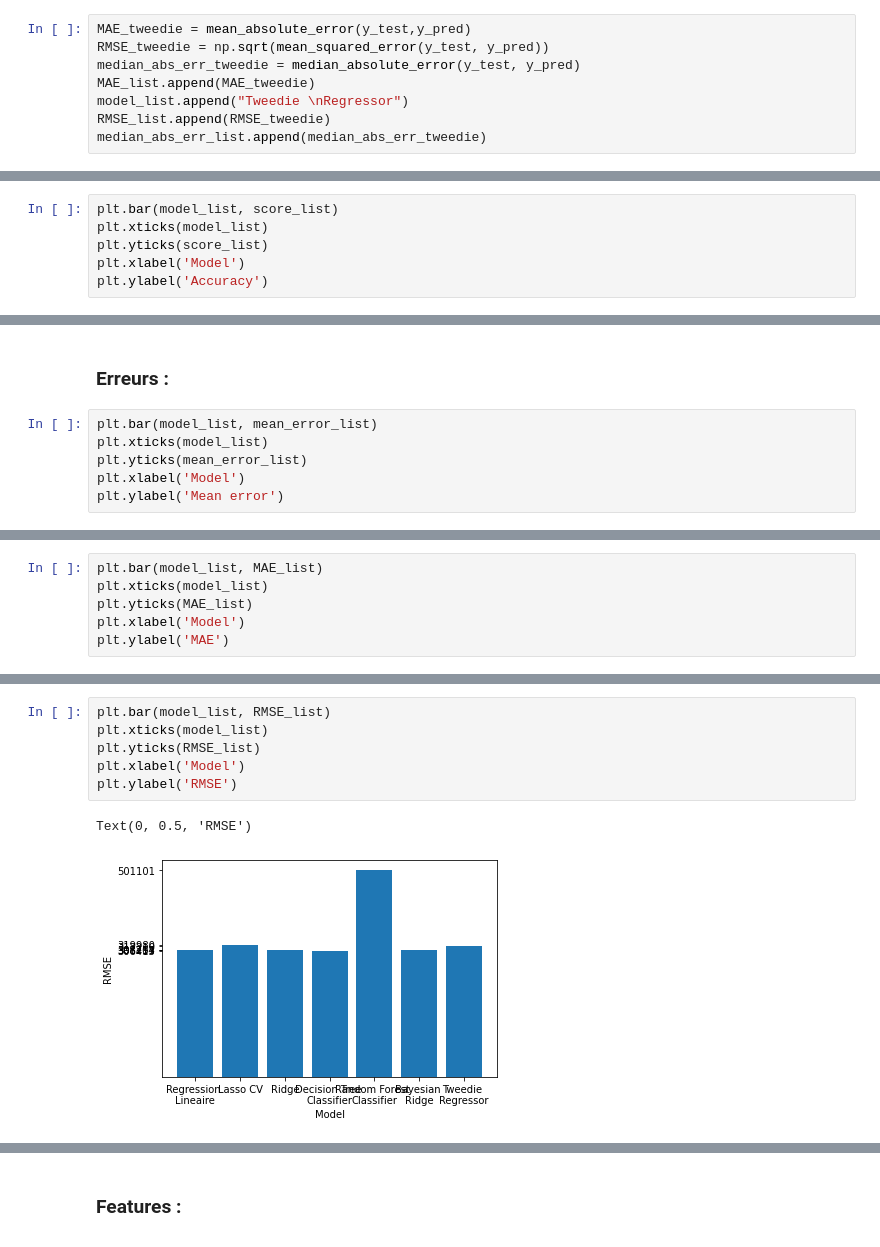
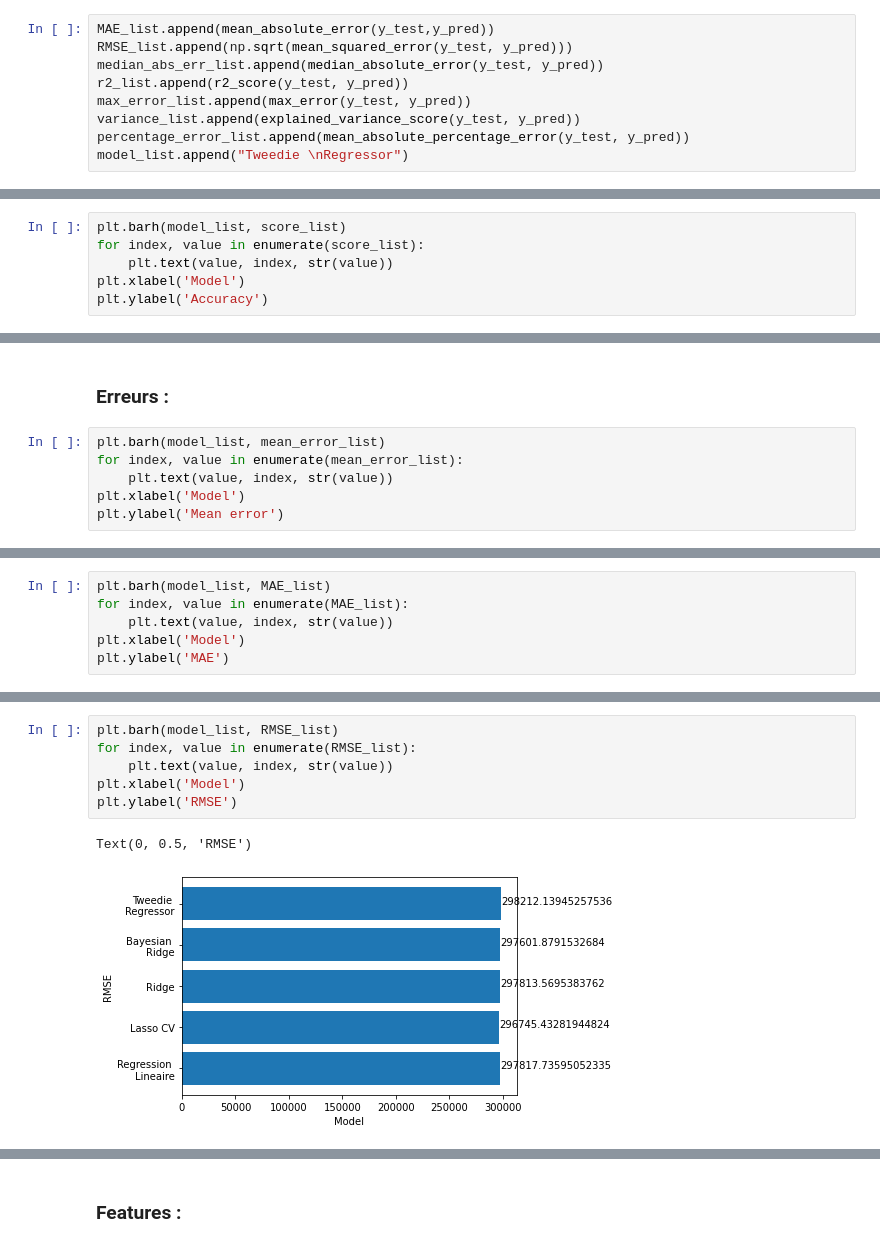
Before and after one commit to sabrineTT/real-estate-prediction, a Jupyter notebook: Julien/test_ML3.ipynb, the cells around one changed output, grey strips where cells are left out. Saved outputs shown, nothing was run; the diff lists cells and outputs as text.

```diff
--- a/Julien/test_ML3.ipynb
+++ b/Julien/test_ML3.ipynb
@@ -399,11 +334,12 @@ median absolut error :  79052.60386107524
 # %%
-MAE_tweedie = mean_absolute_error(y_test,y_pred)
-RMSE_tweedie = np.sqrt(mean_squared_error(y_test, y_pred))
-median_abs_err_tweedie = median_absolute_error(y_test, y_pred)
-MAE_list.append(MAE_tweedie)
+MAE_list.append(mean_absolute_error(y_test,y_pred))
+RMSE_list.append(np.sqrt(mean_squared_error(y_test, y_pred)))
+median_abs_err_list.append(median_absolute_error(y_test, y_pred))
+r2_list.append(r2_score(y_test, y_pred))
+max_error_list.append(max_error(y_test, y_pred))
+variance_list.append(explained_variance_score(y_test, y_pred))
+percentage_error_list.append(mean_absolute_percentage_error(y_test, y_pred))
 model_list.append("Tweedie \nRegressor")
-RMSE_list.append(RMSE_tweedie)
-median_abs_err_list.append(median_abs_err_tweedie)
 # %%
 error_hist = np.abs(y_test - y_pred)
 mean_error_list.append(error_hist.mean())
@@ -424,9 +359,9 @@ array([-145828.00021741, -100390.98287401, -173406.23471127,
 # %% [markdown]
 #### Précision
 # %%
-plt.bar(model_list, score_list)
-plt.xticks(model_list)
-plt.yticks(score_list)
+plt.barh(model_list, score_list)
+for index, value in enumerate(score_list):
+    plt.text(value, index, str(value))
 plt.xlabel('Model')
 plt.ylabel('Accuracy')
 # %% [output]
@@ -435,9 +370,9 @@ Text(0, 0.5, 'Accuracy')
 # %% [markdown]
 ### Erreurs :
 # %%
-plt.bar(model_list, mean_error_list)
-plt.xticks(model_list)
-plt.yticks(mean_error_list)
+plt.barh(model_list, mean_error_list)
+for index, value in enumerate(mean_error_list):
+    plt.text(value, index, str(value))
 plt.xlabel('Model')
 plt.ylabel('Mean error')
 # %% [output]
@@ -446,7 +381,7 @@ Text(0, 0.5, 'Mean error')
 # %%
-plt.bar(model_list, MAE_list)
-plt.xticks(model_list)
-plt.yticks(MAE_list)
+plt.barh(model_list, MAE_list)
+for index, value in enumerate(MAE_list):
+    plt.text(value, index, str(value))
 plt.xlabel('Model')
 plt.ylabel('MAE')
 # %% [output]
@@ -455,10 +390,10 @@ Text(0, 0.5, 'MAE')
 # %%
-plt.bar(model_list, RMSE_list)
-plt.xticks(model_list)
-plt.yticks(RMSE_list)
+plt.barh(model_list, RMSE_list)
+for index, value in enumerate(RMSE_list):
+    plt.text(value, index, str(value))
 plt.xlabel('Model')
 plt.ylabel('RMSE')
 # %% [output]
 Text(0, 0.5, 'RMSE')
-[figure, old version]
+[figure, new version]
 # %%
```
Also changed, not shown: parts of 63 cells of this notebook.
